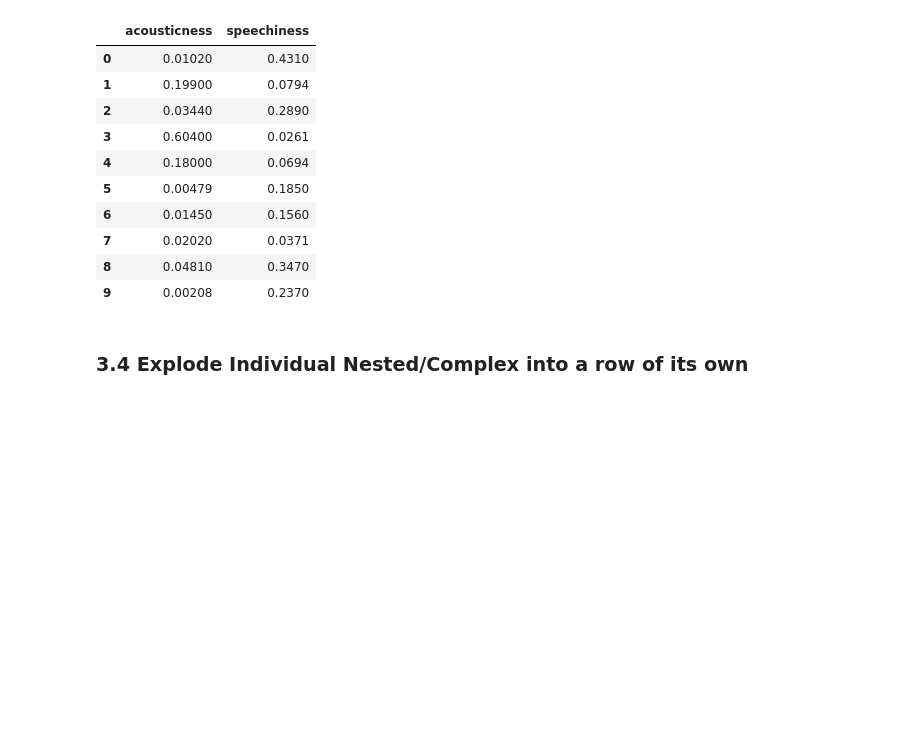
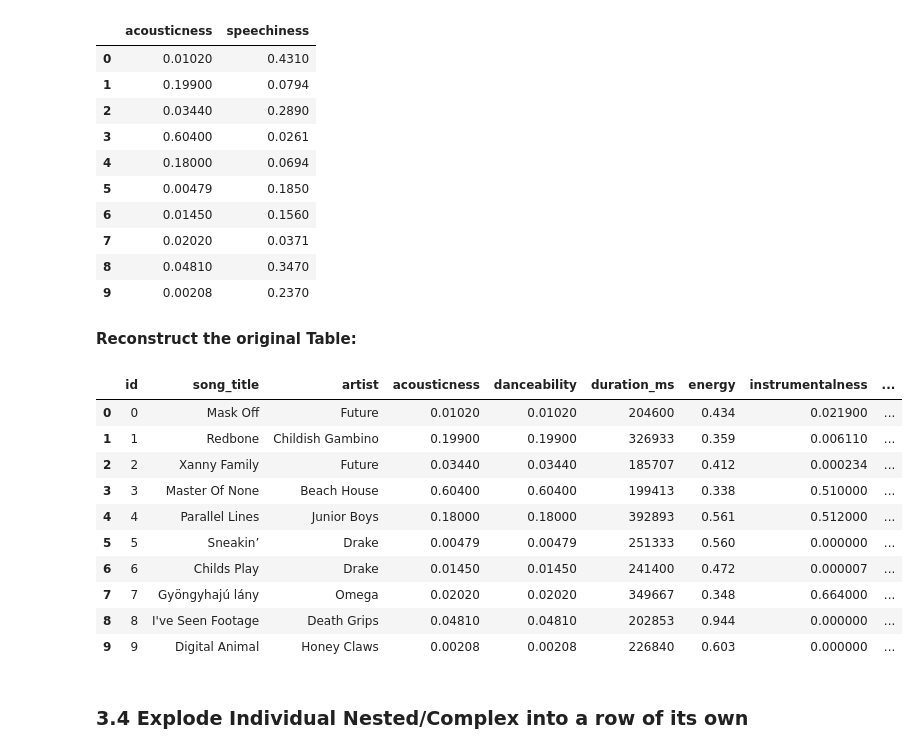
Before and after one commit to anindya-saha/Data-Science-with-Spark, a Jupyter notebook: working-with-nested-data-types/nested-types.ipynb, the cells around one changed output. Drawn from its saved outputs; the diff is of its cells as text; code cells hidden in the pictures; blank space fills up the shorter version.

```diff
--- a/working-with-nested-data-types/nested-types.ipynb
+++ b/working-with-nested-data-types/nested-types.ipynb
@@ -203,6 +218,40 @@ The acoustic column is a map created from attributes 'acousticness', 'tempo', 'l
 | 7 | 0.02020 | 0.0371 |
 | 8 | 0.04810 | 0.3470 |
 | 9 | 0.00208 | 0.2370 |
+# %% [markdown]
+**Reconstruct the original Table:**
+# %%
+(spotify_reloaded_df
+ .select('id', 'song_title', 'artist',
+     spotify_reloaded_df.qualities.getItem('acousticness').alias('acousticness'),
+     spotify_reloaded_df.qualities.getItem('danceability').alias('danceability'),
+     'duration_ms',
+     spotify_reloaded_df.qualities.getItem('energy').alias('energy'),
+     spotify_reloaded_df.qualities.getItem('instrumentalness').alias('instrumentalness'),
+     spotify_reloaded_df.audience.getItem(0).alias('key'),
+     spotify_reloaded_df.qualities.getItem('liveness').alias('liveness'),
+     spotify_reloaded_df.qualities.getItem('loudness').alias('loudness'),
+     spotify_reloaded_df.audience.getItem(1).alias('mode'),
+     spotify_reloaded_df.qualities.getItem('speechiness').alias('speechiness'),
+     spotify_reloaded_df.qualities.getItem('tempo').alias('tempo'),
+     'time_signature',
+     'valence',
+     spotify_reloaded_df.audience.getItem(2).alias('target')
+ )
+ .limit(10)
+ .toPandas())
+# %% [output]
+|  | id | song_title | artist | acousticness | danceability | duration_ms | energy | instrumentalness | ... |
+| 0 | 0 | Mask Off | Future | 0.01020 | 0.01020 | 204600 | 0.434 | 0.021900 | ... |
+| 1 | 1 | Redbone | Childish Gambino | 0.19900 | 0.19900 | 326933 | 0.359 | 0.006110 | ... |
+| 2 | 2 | Xanny Family | Future | 0.03440 | 0.03440 | 185707 | 0.412 | 0.000234 | ... |
+| 3 | 3 | Master Of None | Beach House | 0.60400 | 0.60400 | 199413 | 0.338 | 0.510000 | ... |
+| 4 | 4 | Parallel Lines | Junior Boys | 0.18000 | 0.18000 | 392893 | 0.561 | 0.512000 | ... |
+| 5 | 5 | Sneakin’ | Drake | 0.00479 | 0.00479 | 251333 | 0.560 | 0.000000 | ... |
+| 6 | 6 | Childs Play | Drake | 0.01450 | 0.01450 | 241400 | 0.472 | 0.000007 | ... |
+| 7 | 7 | Gyöngyhajú lány | Omega | 0.02020 | 0.02020 | 349667 | 0.348 | 0.664000 | ... |
+| 8 | 8 | I've Seen Footage | Death Grips | 0.04810 | 0.04810 | 202853 | 0.944 | 0.000000 | ... |
+| 9 | 9 | Digital Animal | Honey Claws | 0.00208 | 0.00208 | 226840 | 0.603 | 0.000000 | ... |
 # %% [markdown]
 ### 3.4 Explode Individual Nested/Complex into a row of its own
 # %% [markdown]
```
Also changed, not shown: parts of 11 cells of this notebook, 5 other files.
